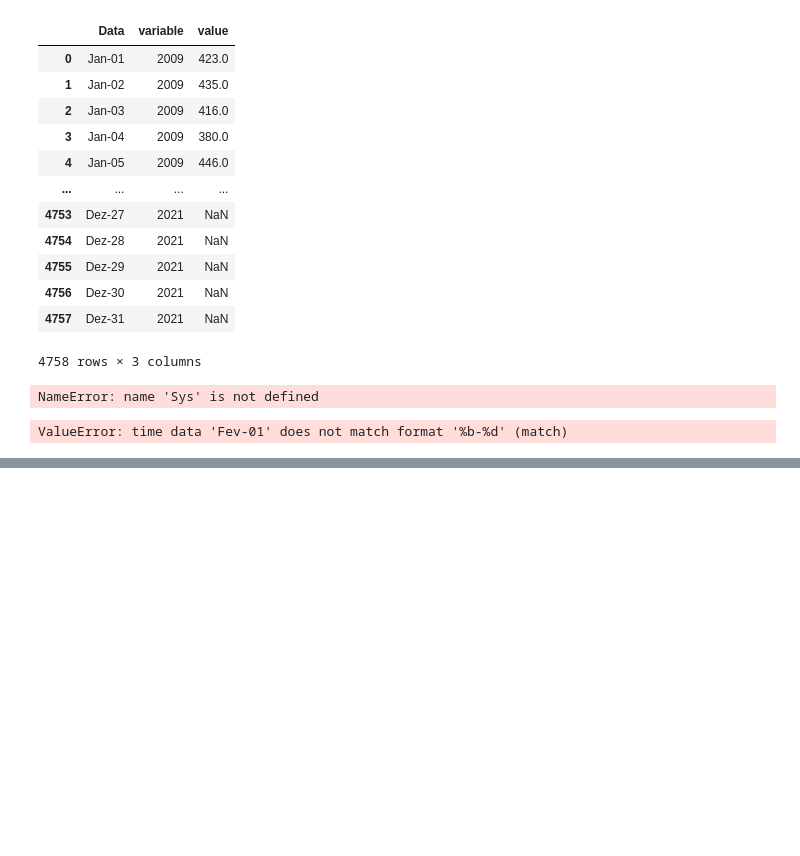
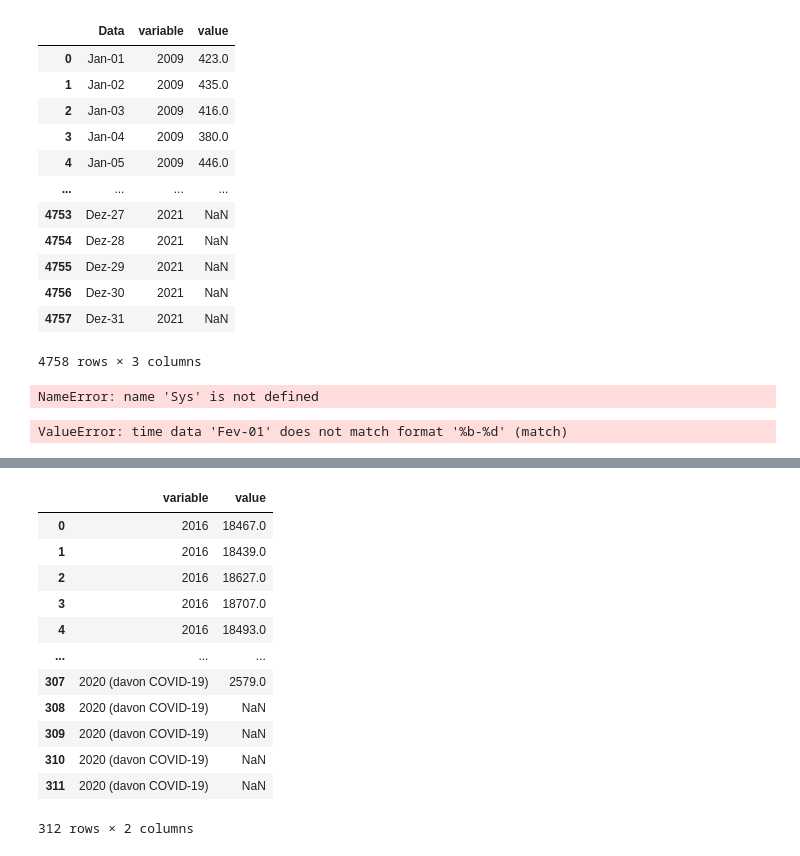
Before and after one commit to joao-dias-25/carta13, a Jupyter notebook: testing.ipynb, the cells around one changed output, grey strips where cells are left out. Cells and saved outputs as stored; diff of their text form; code cells hidden in the pictures; blank space fills up the shorter version.

```diff
--- a/testing.ipynb
+++ b/testing.ipynb
@@ -78,0 +102,17 @@ fig.show()
+# %%
+df2=pd.melt(df)
+df2
+# %% [output]
+|  | variable | value |
+| 0 | 2016 | 18467.0 |
+| 1 | 2016 | 18439.0 |
+| 2 | 2016 | 18627.0 |
+| 3 | 2016 | 18707.0 |
+| 4 | 2016 | 18493.0 |
+| ... | ... | ... |
+| 307 | 2020 (davon COVID-19) | 2579.0 |
+| 308 | 2020 (davon COVID-19) | NaN |
+| 309 | 2020 (davon COVID-19) | NaN |
+| 310 | 2020 (davon COVID-19) | NaN |
+| 311 | 2020 (davon COVID-19) | NaN |
+312 rows × 2 columns
```
Also changed, not shown: parts of 3 cells of this notebook, 6 other files.
